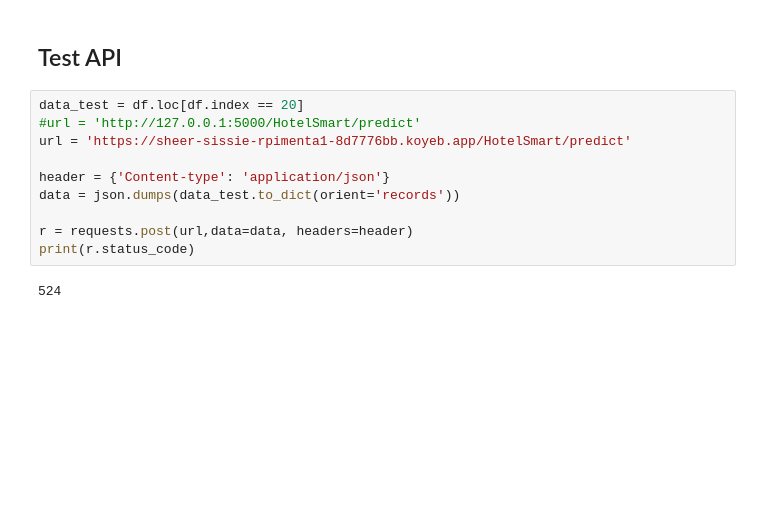
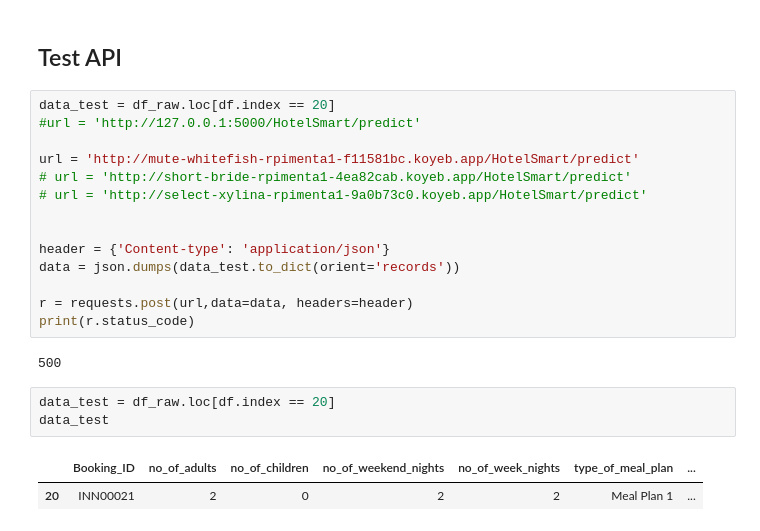
Before and after one commit to rpimenta1/hotel_smart_prediction, a Jupyter notebook: notebooks/projeto_integrador.ipynb, the cells around one changed output. Cells and saved outputs as stored; diff of their text form; blank space fills up the shorter version.

```diff
--- a/notebooks/projeto_integrador.ipynb
+++ b/notebooks/projeto_integrador.ipynb
@@ -943,9 +1006,13 @@ data_test
 # %% [markdown]
 ## Test API
 # %%
-data_test = df.loc[df.index == 20]
+data_test = df_raw.loc[df.index == 20]
 #url = 'http://127.0.0.1:5000/HotelSmart/predict'
-url = 'https://sheer-sissie-rpimenta1-8d7776bb.koyeb.app/HotelSmart/predict'
+
+url = 'http://mute-whitefish-rpimenta1-f11581bc.koyeb.app/HotelSmart/predict'
+# url = 'http://short-bride-rpimenta1-4ea82cab.koyeb.app/HotelSmart/predict'
+# url = 'http://select-xylina-rpimenta1-9a0b73c0.koyeb.app/HotelSmart/predict'
+
 
 header = {'Content-type': 'application/json'}
 data = json.dumps(data_test.to_dict(orient='records'))
@@ -953,4 +1020,10 @@ data = json.dumps(data_test.to_dict(orient='records'))
 r = requests.post(url,data=data, headers=header)
 print(r.status_code)
 # %% [output]
-524
+500
+# %%
+data_test = df_raw.loc[df.index == 20]
+data_test
+# %% [output]
+|  | Booking_ID | no_of_adults | no_of_children | no_of_weekend_nights | no_of_week_nights | type_of_meal_plan | ... |
+| 20 | INN00021 | 2 | 0 | 2 | 2 | Meal Plan 1 | ... |
```
Also changed, not shown: parts of 22 cells of this notebook, 3 other files.
